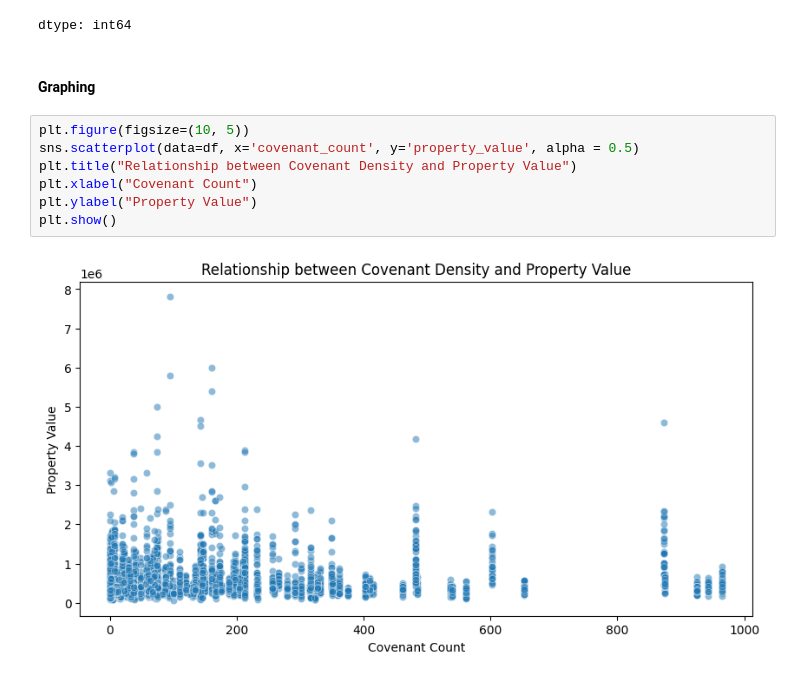
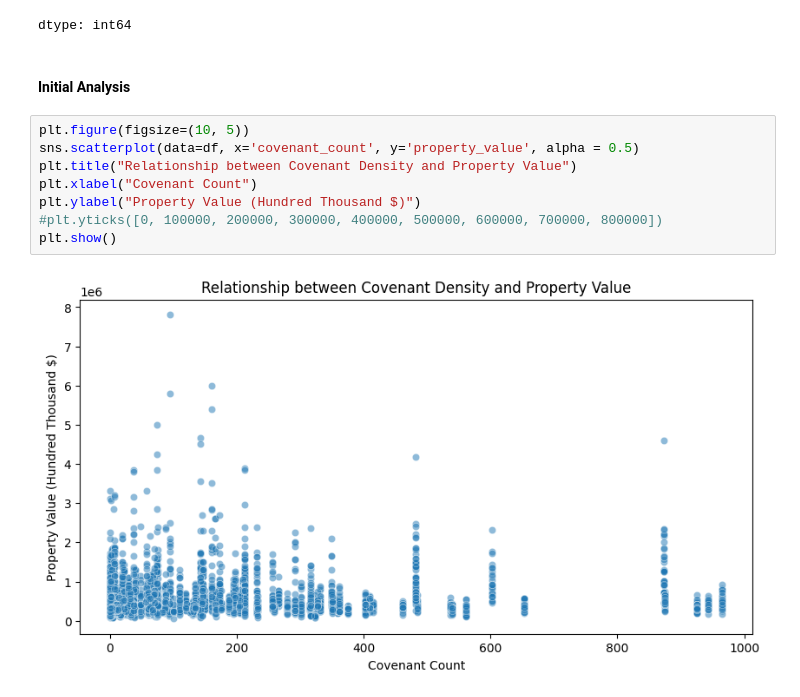
Before and after one commit to Group4-s2025/DATA-6550-Algorithms, a Jupyter notebook: Module_4_Project_Group_4.ipynb, the cells around one changed output. Saved outputs shown, nothing was run; the diff lists cells and outputs as text.

```diff
--- a/Module_4_Project_Group_4.ipynb
+++ b/Module_4_Project_Group_4.ipynb
@@ -117,14 +117,15 @@ dtype: int64
 | 2 or more minority races | 12 |
 | Native Hawaiian or Other Pacific ... | 8 |
 dtype: int64
-# %% [markdown]
-#### Graphing
+# %% [markdown]
+#### Initial Analysis
 # %%
 plt.figure(figsize=(10, 5))
 sns.scatterplot(data=df, x='covenant_count', y='property_value', alpha = 0.5)
 plt.title("Relationship between Covenant Density and Property Value")
 plt.xlabel("Covenant Count")
-plt.ylabel("Property Value")
+plt.ylabel("Property Value (Hundred Thousand $)")
+#plt.yticks([0, 100000, 200000, 300000, 400000, 500000, 600000, 700000, 800000])
 plt.show()
 # %% [output]
-[figure, old version]
+[figure, new version]
```
Also changed, not shown: parts of 3 cells of this notebook.
